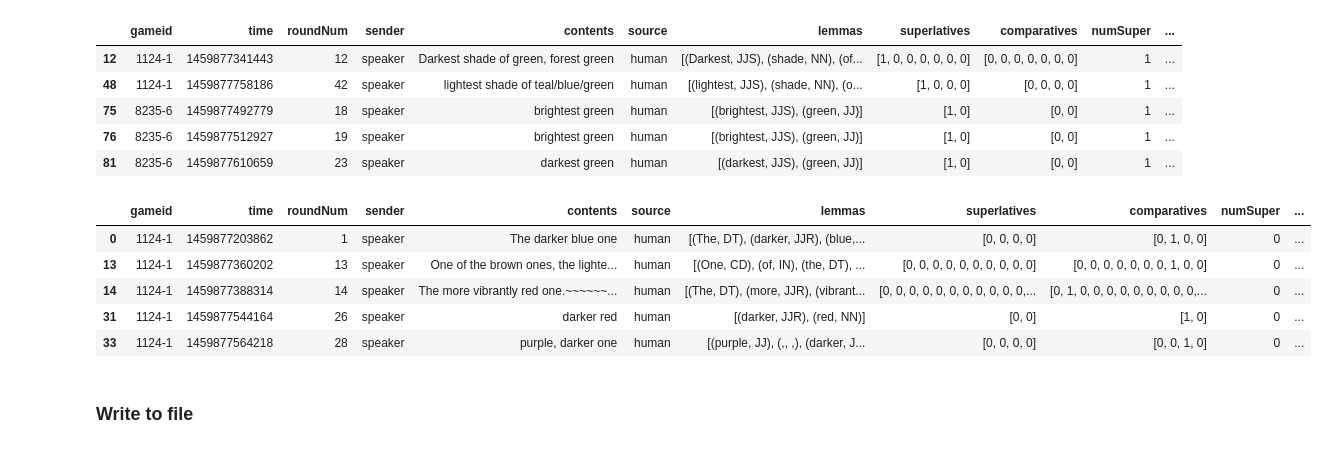
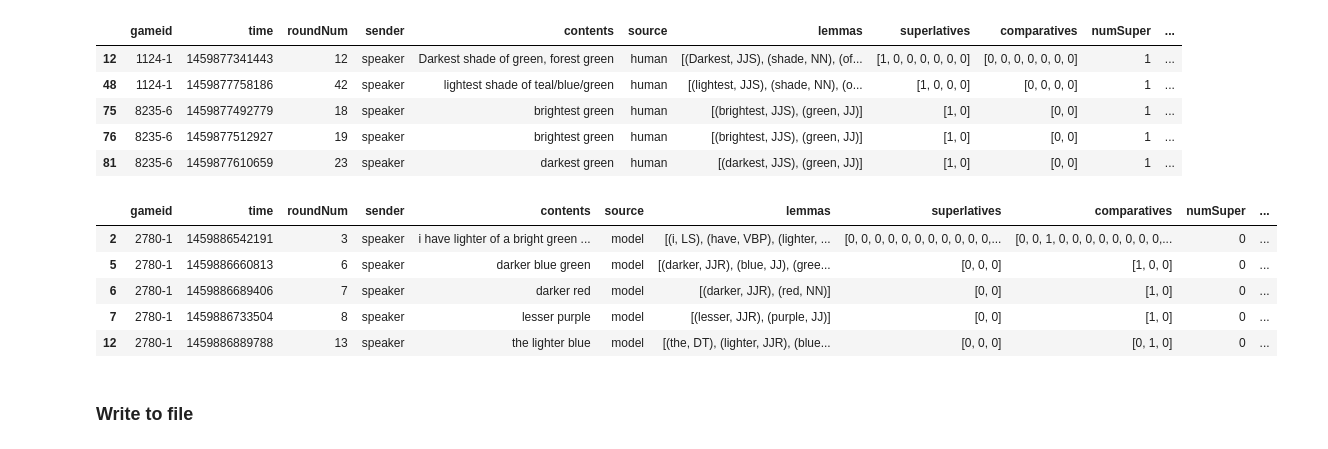
Before and after one commit to futurulus/coop-nets, a Jupyter notebook: behavioralAnalysis/tagPOS.ipynb, the cells around one changed output. Cells and saved outputs as stored; diff of their text form; code cells hidden in the pictures.

```diff
--- a/behavioralAnalysis/tagPOS.ipynb
+++ b/behavioralAnalysis/tagPOS.ipynb
@@ -42,6 +42,9 @@ def stanford_pos(text):
     list of tuples (str, str)
        The first member of each pair is the word, the second its POS tag.
     """
+    if not isinstance(text, basestring):
+        print '%s: %s' % (type(text), str(text))
+        text = str(text)
     ann = nlp.annotate(
         text,
         properties={'annotators': 'pos',
@@ -98,7 +101,7 @@ def is_comparative(word, pos, check_lemmatizer=False):
 # %%
 d_human = (pd.read_csv('humanOutput/colorReferenceMessage.csv', escapechar='\\')
      .assign(source = 'human'))
-d_model = (pd.read_csv('modelOutput/speaker_reccontext_tuned_message.csv')
+d_model = (pd.read_csv('modelOutput/speaker_reccontext_tuned_sampled_message.csv')
      .assign(source = 'model'))
 d = d_human.append(d_model)
 d
@@ -161,14 +164,14 @@ d.query('numSuper > 0').head()
 | 76 | 8235-6 | 1459877512927 | 19 | speaker | brightest green | human | [(brightest, JJS), (green, JJ)] | [1, 0] | [0, 0] | 1 | ... |
 | 81 | 8235-6 | 1459877610659 | 23 | speaker | darkest green | human | [(darkest, JJS), (green, JJ)] | [1, 0] | [0, 0] | 1 | ... |
 # %%
-d.query('numComp > 0').head()
+d.query('numComp > 0 & source == "model"').head()
 # %% [output]
 |  | gameid | time | roundNum | sender | contents | source | lemmas | superlatives | comparatives | numSuper | ... |
-| 0 | 1124-1 | 1459877203862 | 1 | speaker | The darker blue one | human | [(The, DT), (darker, JJR), (blue,... | [0, 0, 0, 0] | [0, 1, 0, 0] | 0 | ... |
-| 13 | 1124-1 | 1459877360202 | 13 | speaker | One of the brown ones, the lighte... | human | [(One, CD), (of, IN), (the, DT), ... | [0, 0, 0, 0, 0, 0, 0, 0, 0, 0] | [0, 0, 0, 0, 0, 0, 0, 1, 0, 0] | 0 | ... |
-| 14 | 1124-1 | 1459877388314 | 14 | speaker | The more vibrantly red one.~~~~~~... | human | [(The, DT), (more, JJR), (vibrant... | [0, 0, 0, 0, 0, 0, 0, 0, 0, 0, 0,... | [0, 1, 0, 0, 0, 0, 0, 0, 0, 0, 0,... | 0 | ... |
-| 31 | 1124-1 | 1459877544164 | 26 | speaker | darker red | human | [(darker, JJR), (red, NN)] | [0, 0] | [1, 0] | 0 | ... |
-| 33 | 1124-1 | 1459877564218 | 28 | speaker | purple, darker one | human | [(purple, JJ), (,, ,), (darker, J... | [0, 0, 0, 0] | [0, 0, 1, 0] | 0 | ... |
+| 2 | 2780-1 | 1459886542191 | 3 | speaker | i have lighter of a bright green ... | model | [(i, LS), (have, VBP), (lighter, ... | [0, 0, 0, 0, 0, 0, 0, 0, 0, 0, 0,... | [0, 0, 1, 0, 0, 0, 0, 0, 0, 0, 0,... | 0 | ... |
+| 5 | 2780-1 | 1459886660813 | 6 | speaker | darker blue green | model | [(darker, JJR), (blue, JJ), (gree... | [0, 0, 0] | [1, 0, 0] | 0 | ... |
+| 6 | 2780-1 | 1459886689406 | 7 | speaker | darker red | model | [(darker, JJR), (red, NN)] | [0, 0] | [1, 0] | 0 | ... |
+| 7 | 2780-1 | 1459886733504 | 8 | speaker | lesser purple | model | [(lesser, JJR), (purple, JJ)] | [0, 0] | [1, 0] | 0 | ... |
+| 12 | 2780-1 | 1459886889788 | 13 | speaker | the lighter blue | model | [(the, DT), (lighter, JJR), (blue... | [0, 0, 0] | [0, 1, 0] | 0 | ... |
 # %% [markdown]
 ### Write to file
 # %%
```
Also changed, not shown: parts of 6 cells of this notebook, 1 other file.
